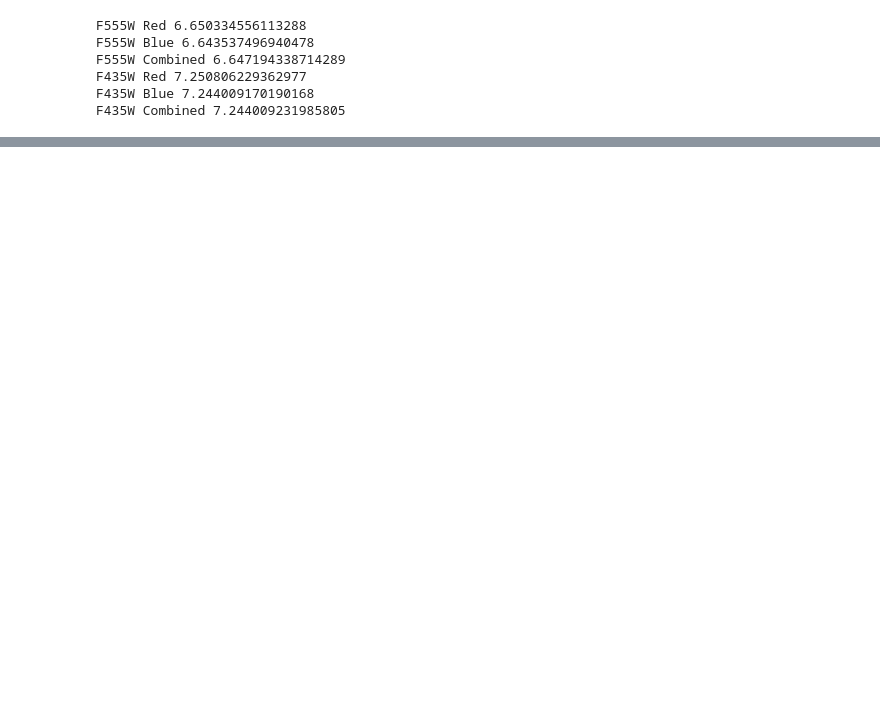
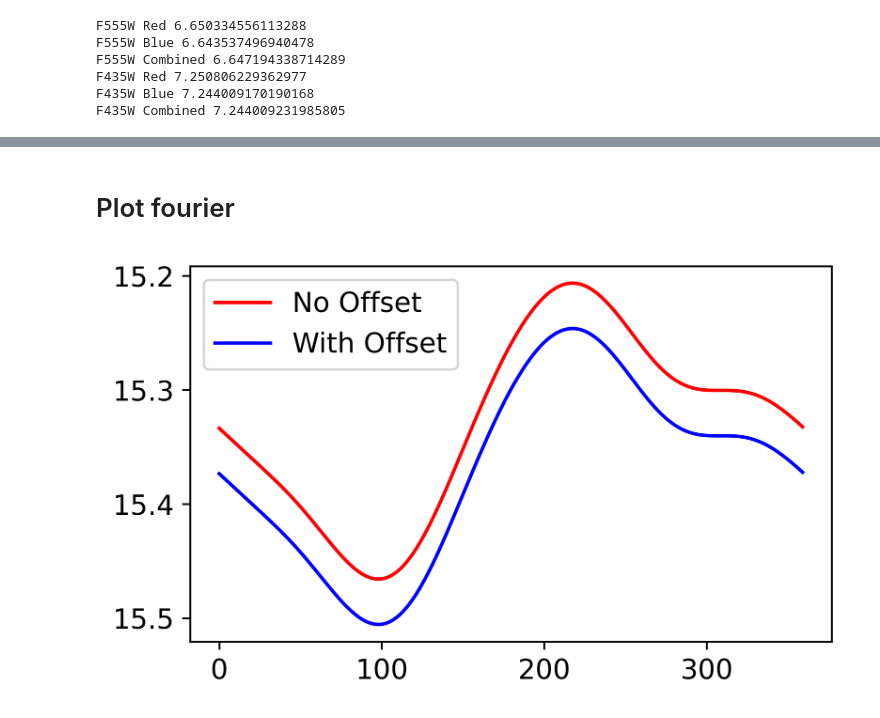
Before and after one commit to TimEwing/pluto, a Jupyter notebook: plot.ipynb, the cells around one changed output, grey strips where cells are left out. Cells and saved outputs as stored; diff of their text form; code cells hidden in the pictures; blank space fills up the shorter version.

```diff
--- a/plot.ipynb
+++ b/plot.ipynb
@@ -383,3 +389,25 @@ print(convert.get_full_data_table().to_latex(
        & \textbf{298165238} &      3924 & 907.3 &  8.43e-11 & 7.599e-11 &                     17.54 &  18.3 \\
 \bottomrule
 \end{tabular}
+# %% [markdown]
+# Plot fourier
+# %%
+
+fig, ax = plt.subplots(figsize=(5, 3))
+
+
+data = np.genfromtxt(f'data/buie_fourier_v.csv', delimiter=',', names=True)
+data = [[n, an, bn] for n, an, asn, bn, bsn in data]
+
+convert.plot_fourier(fig, ax, data,
+                     label="No Offset", c="red")
+
+convert.plot_fourier(fig, ax, data, offset=0.0398,
+                     label="With Offset", c="blue")
+
+ax.invert_yaxis()
+ax.legend()
+
+plt.show()
+# %% [output]
+[figure, added]
```
Also changed, not shown: parts of 3 cells of this notebook, 3 other files.
